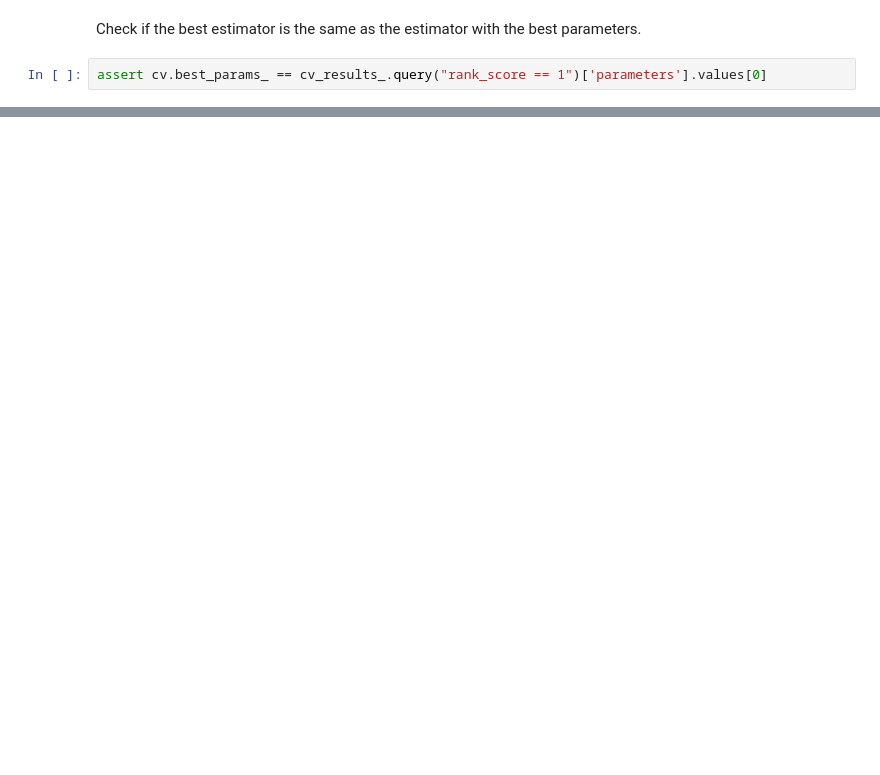
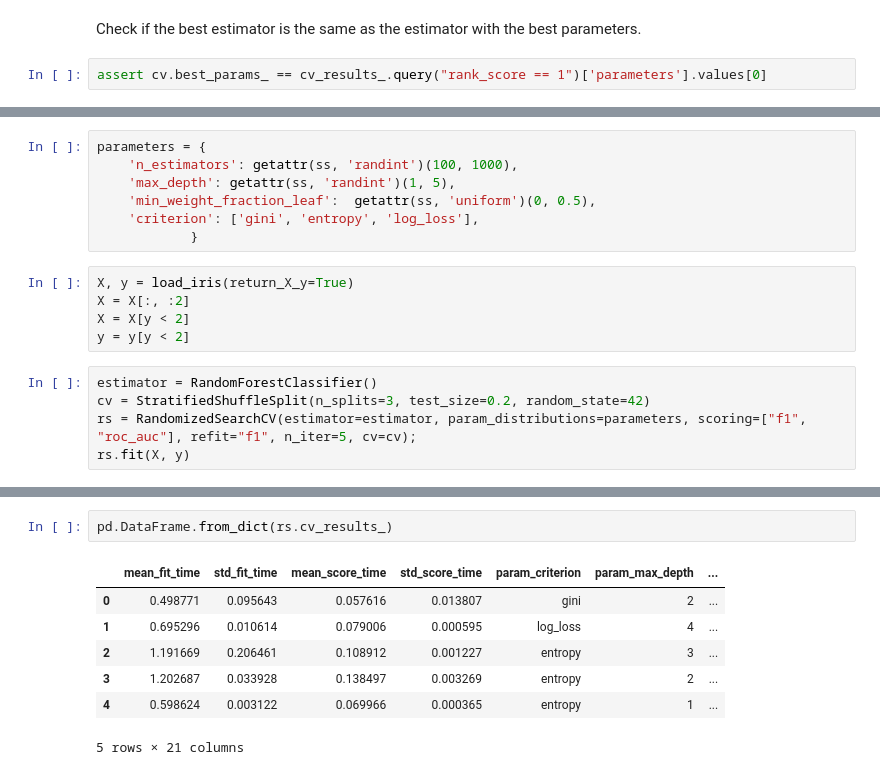
Before and after one commit to hsteinshiromoto/datatoolkit, a Jupyter notebook: notebooks/hyperopt_cross_validation.ipynb, the cells around one changed output, grey strips where cells are left out. Saved outputs shown, nothing was run; the diff lists cells and outputs as text; blank space fills up the shorter version.

Commit message:
add comparison with randomised search cv

```diff
--- a/notebooks/hyperopt_cross_validation.ipynb
+++ b/notebooks/hyperopt_cross_validation.ipynb
@@ -184,0 +174,17 @@ assert cv.best_params_ == cv_results_.query("rank_score == 1")['parameters'].val
+# %%
+parameters = {
+    'n_estimators': getattr(ss, 'randint')(100, 1000),
+    'max_depth': getattr(ss, 'randint')(1, 5),
+    'min_weight_fraction_leaf':  getattr(ss, 'uniform')(0, 0.5),
+    'criterion': ['gini', 'entropy', 'log_loss'],
+            }
+# %%
+X, y = load_iris(return_X_y=True)
+X = X[:, :2]
+X = X[y < 2]
+y = y[y < 2]
+# %%
+estimator = RandomForestClassifier()
+cv = StratifiedShuffleSplit(n_splits=3, test_size=0.2, random_state=42)
+rs = RandomizedSearchCV(estimator=estimator, param_distributions=parameters, scoring=["f1", "roc_auc"], refit="f1", n_iter=5, cv=cv);
+rs.fit(X, y)
@@ -184,0 +201,10 @@ assert cv.best_params_ == cv_results_.query("rank_score == 1")['parameters'].val
+# %%
+pd.DataFrame.from_dict(rs.cv_results_)
+# %% [output]
+|  | mean_fit_time | std_fit_time | mean_score_time | std_score_time | param_criterion | param_max_depth | ... |
+| 0 | 0.498771 | 0.095643 | 0.057616 | 0.013807 | gini | 2 | ... |
+| 1 | 0.695296 | 0.010614 | 0.079006 | 0.000595 | log_loss | 4 | ... |
+| 2 | 1.191669 | 0.206461 | 0.108912 | 0.001227 | entropy | 3 | ... |
+| 3 | 1.202687 | 0.033928 | 0.138497 | 0.003269 | entropy | 2 | ... |
+| 4 | 0.598624 | 0.003122 | 0.069966 | 0.000365 | entropy | 1 | ... |
+5 rows × 21 columns
```
Also changed, not shown: parts of 9 cells of this notebook.
